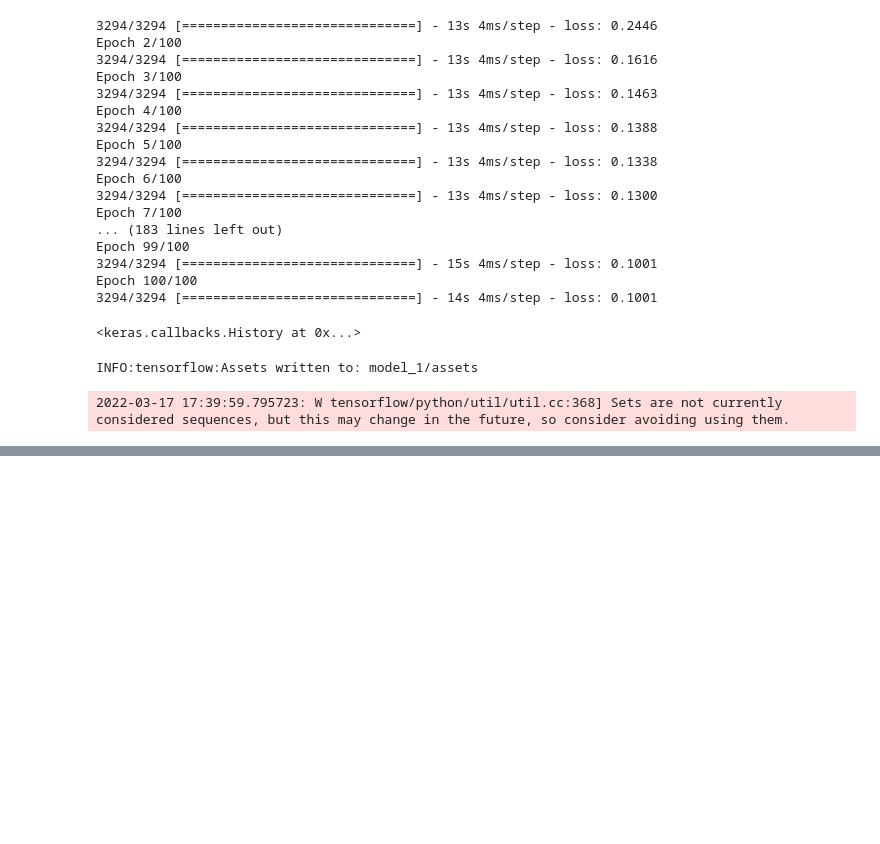
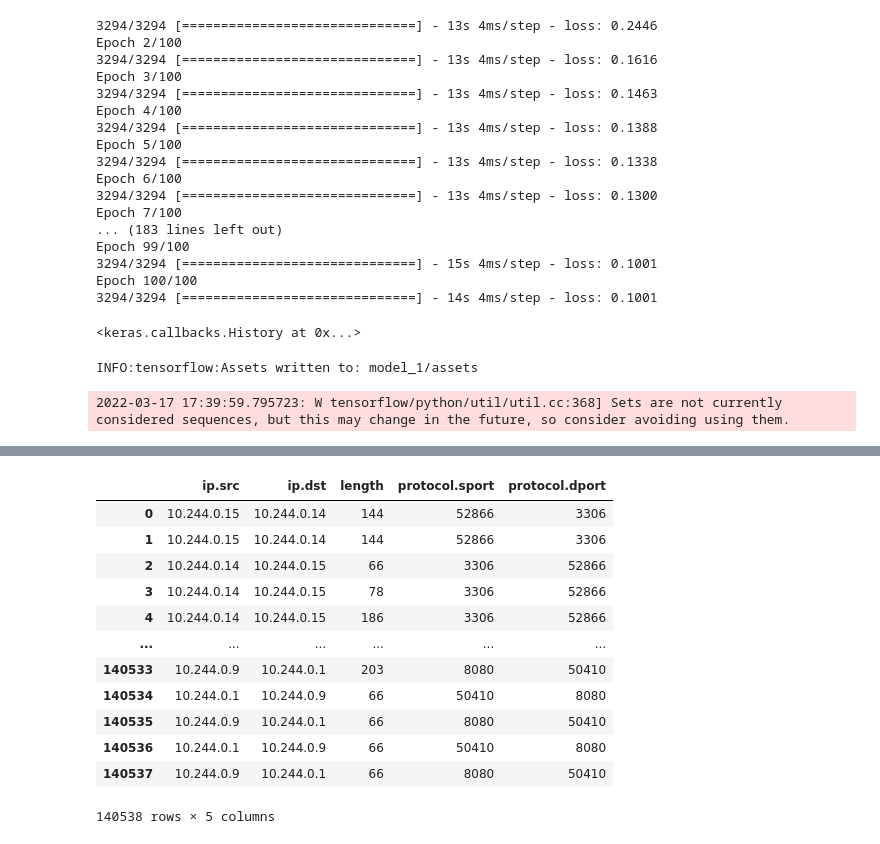
Before and after one commit to hotshot07/thesis, a Jupyter notebook: test_model/Really_cool_notebook.ipynb, the cells around one changed output, grey strips where cells are left out. Drawn from its saved outputs; the diff is of its cells as text; code cells hidden in the pictures; blank space fills up the shorter version.

```diff
--- a/test_model/Really_cool_notebook.ipynb
+++ b/test_model/Really_cool_notebook.ipynb
@@ -355,0 +383,18 @@ attack_csv['score'].mean()
+# %%
+new_csv_data = csv_data[['ip.src','ip.dst','length','protocol.sport','protocol.dport']]
+# %%
+new_csv_data
+# %% [output]
+|  | ip.src | ip.dst | length | protocol.sport | protocol.dport |
+| 0 | 10.244.0.15 | 10.244.0.14 | 144 | 52866 | 3306 |
+| 1 | 10.244.0.15 | 10.244.0.14 | 144 | 52866 | 3306 |
+| 2 | 10.244.0.14 | 10.244.0.15 | 66 | 3306 | 52866 |
+| 3 | 10.244.0.14 | 10.244.0.15 | 78 | 3306 | 52866 |
+| 4 | 10.244.0.14 | 10.244.0.15 | 186 | 3306 | 52866 |
+| ... | ... | ... | ... | ... | ... |
+| 140533 | 10.244.0.9 | 10.244.0.1 | 203 | 8080 | 50410 |
+| 140534 | 10.244.0.1 | 10.244.0.9 | 66 | 50410 | 8080 |
+| 140535 | 10.244.0.9 | 10.244.0.1 | 66 | 8080 | 50410 |
+| 140536 | 10.244.0.1 | 10.244.0.9 | 66 | 50410 | 8080 |
+| 140537 | 10.244.0.9 | 10.244.0.1 | 66 | 8080 | 50410 |
+140538 rows × 5 columns
```
Also changed, not shown: parts of 41 cells of this notebook, 6 other files.
